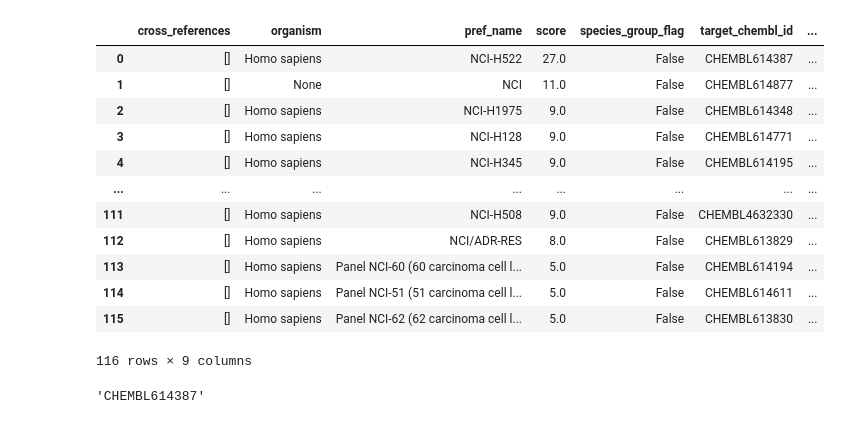
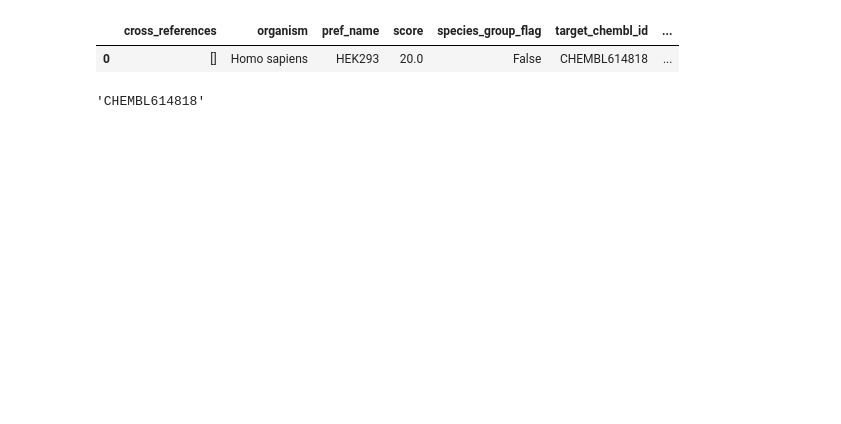
Before and after one commit to Jahan08/hERG-web-app, a Jupyter notebook: Retrieve-Data-Cancer.ipynb, the cells around one changed output. Cells and saved outputs as stored; diff of their text form; code cells hidden in the pictures; blank space fills up the shorter version.

```diff
--- a/Retrieve-Data-Cancer.ipynb
+++ b/Retrieve-Data-Cancer.ipynb
@@ -25,27 +25,16 @@ import pandas as pd
 from chembl_webresource_client.new_client import new_client
 # %%
 target = new_client.target
-target_query = target.search('NCI-H522')
+target_query = target.search('HEK293')
 targets = pd.DataFrame.from_dict(target_query)
 targets
 # %% [output]
 |  | cross_references | organism | pref_name | score | species_group_flag | target_chembl_id | ... |
-| 0 | [] | Homo sapiens | NCI-H522 | 27.0 | False | CHEMBL614387 | ... |
-| 1 | [] | None | NCI | 11.0 | False | CHEMBL614877 | ... |
-| 2 | [] | Homo sapiens | NCI-H1975 | 9.0 | False | CHEMBL614348 | ... |
-| 3 | [] | Homo sapiens | NCI-H128 | 9.0 | False | CHEMBL614771 | ... |
-| 4 | [] | Homo sapiens | NCI-H345 | 9.0 | False | CHEMBL614195 | ... |
-| ... | ... | ... | ... | ... | ... | ... | ... |
-| 111 | [] | Homo sapiens | NCI-H508 | 9.0 | False | CHEMBL4632330 | ... |
-| 112 | [] | Homo sapiens | NCI/ADR-RES | 8.0 | False | CHEMBL613829 | ... |
-| 113 | [] | Homo sapiens | Panel NCI-60 (60 carcinoma cell l... | 5.0 | False | CHEMBL614194 | ... |
-| 114 | [] | Homo sapiens | Panel NCI-51 (51 carcinoma cell l... | 5.0 | False | CHEMBL614611 | ... |
-| 115 | [] | Homo sapiens | Panel NCI-62 (62 carcinoma cell l... | 5.0 | False | CHEMBL613830 | ... |
+| 0 | [] | Homo sapiens | HEK293 | 20.0 | False | CHEMBL614818 | ... |
-116 rows × 9 columns
 # %%
 selected_target = targets.target_chembl_id[0]
 selected_target
 # %% [output]
-'CHEMBL614387'
+'CHEMBL614818'
 # %%
 activity = new_client.activity
```
Also changed, not shown: parts of 7 cells of this notebook.
